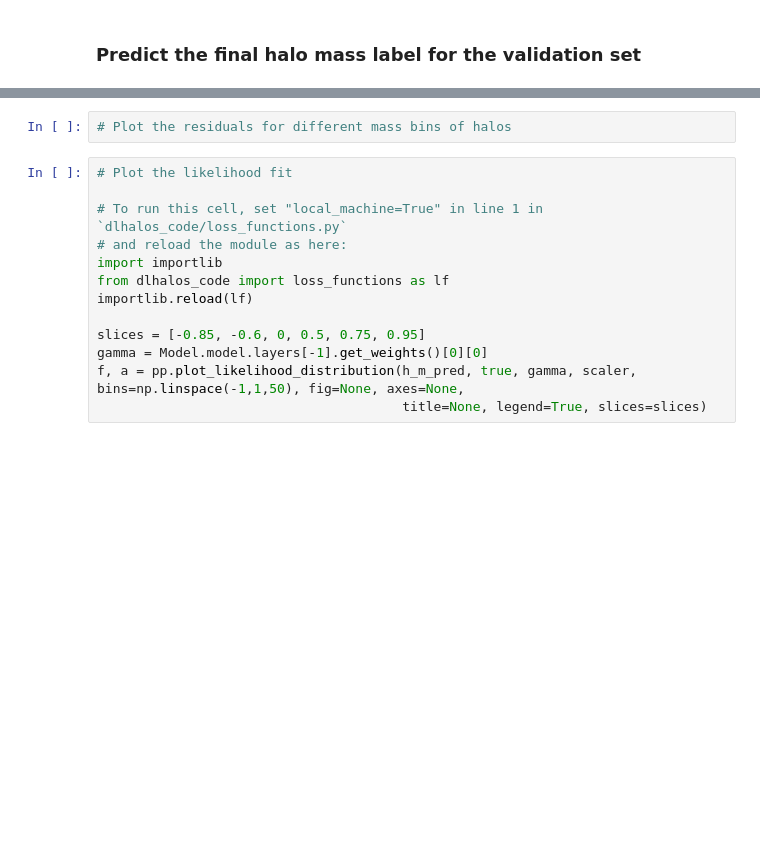
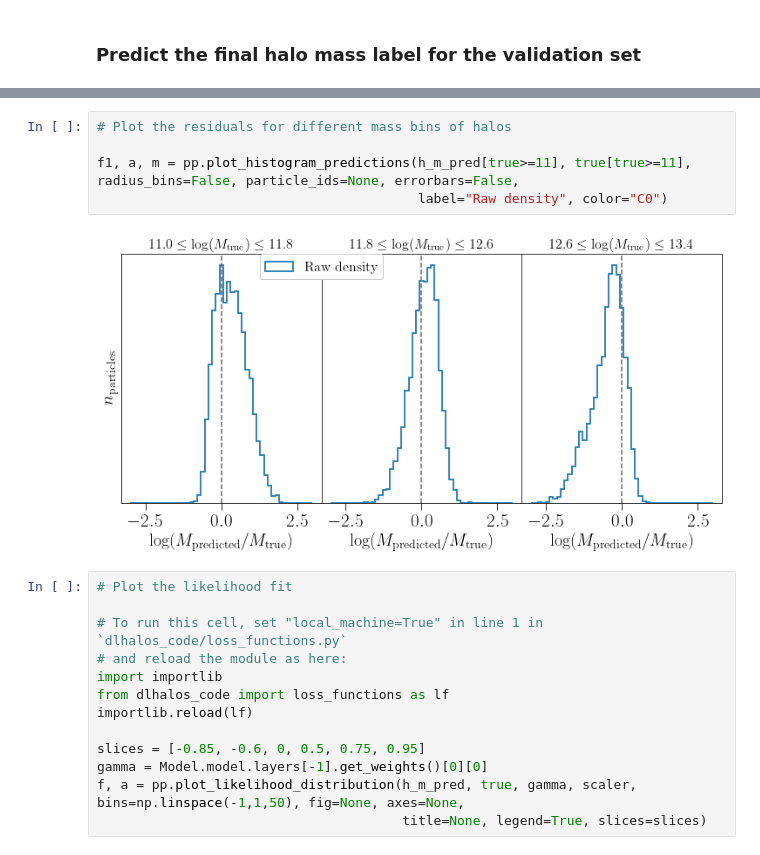
Before and after one commit to lluciesmith/DeepHalos, a Jupyter notebook: demo/demo_script.ipynb, the cells around one changed output, grey strips where cells are left out. Drawn from its saved outputs; the diff is of its cells as text; blank space fills up the shorter version.

```diff
--- a/demo/demo_script.ipynb
+++ b/demo/demo_script.ipynb
@@ -135,5 +137,10 @@ f1 = pv.plot_violin(true[true>=11], h_m_pred[true>=11], bins_violin=None,
 # %%
 # Plot the residuals for different mass bins of halos
+
+f1, a, m = pp.plot_histogram_predictions(h_m_pred[true>=11], true[true>=11], radius_bins=False, particle_ids=None, errorbars=False,
+                                         label="Raw density", color="C0")
+# %% [output]
+[figure, added]
 # %%
 # Plot the likelihood fit
 
```
Also changed, not shown: parts of 7 cells of this notebook, 1 other file.
